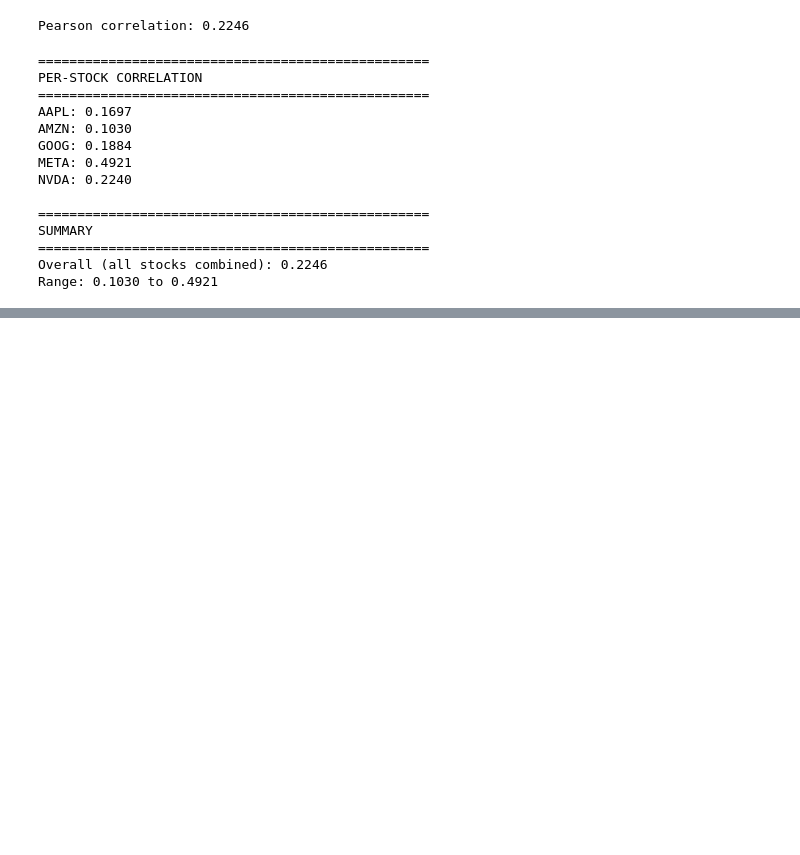
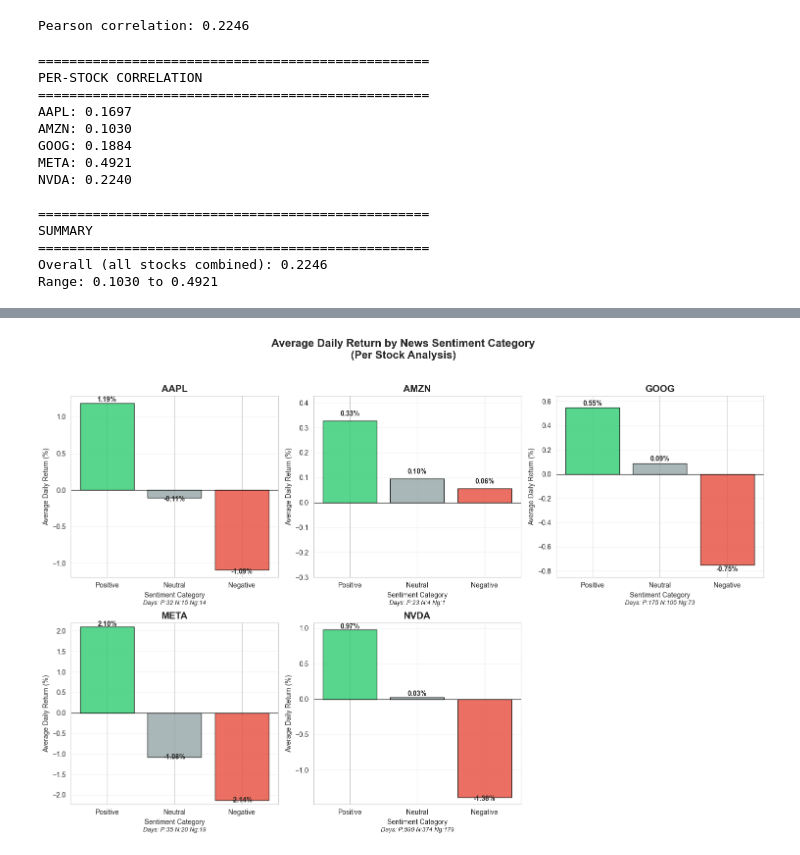
Before and after one commit to meronsisay/news-sentiment-analysis, a Jupyter notebook: notebooks/sentiment_correlation.ipynb, the cells around one changed output, grey strips where cells are left out. Drawn from its saved outputs; the diff is of its cells as text; code cells hidden in the pictures; blank space fills up the shorter version.

```diff
--- a/notebooks/sentiment_correlation.ipynb
+++ b/notebooks/sentiment_correlation.ipynb
@@ -283,0 +420,6 @@ Range: 0.1030 to 0.4921
+# %%
+# Calculate average return for each stock and category
+category_returns = analysis_data.groupby(['stock', 'category'])['return_pct'].mean().reset_index()
+
+print("\nAverage daily return by stock and sentiment category:")
+print(category_returns)
@@ -283,0 +444,60 @@ Range: 0.1030 to 0.4921
+# %%
+# Set up the figure (2 rows, 3 columns for 5 stocks)
+fig, axes = plt.subplots(2, 3, figsize=(15, 10))
+axes = axes.flatten()
+
+# Colors for each category
+bar_colors = {'Positive': '#2ecc71', 'Neutral': '#95a5a6', 'Negative': '#e74c3c'}
+
+for i, stock in enumerate(analysis_data['stock'].unique()):
+    # Get data for this stock
+    stock_data = category_returns[category_returns['stock'] == stock]
+
+    # Order: Positive, Neutral, Negative
+    order = ['Positive', 'Neutral', 'Negative']
+    stock_data = stock_data.set_index('category').reindex(order).reset_index()
+
+    # Create bars
+    bars = axes[i].bar(stock_data['category'], stock_data['return_pct'],
+                       color=[bar_colors[cat] for cat in stock_data['category']],
+                       edgecolor='black', alpha=0.8)
+
+    # Add value labels on top of bars
+    for bar, val in zip(bars, stock_data['return_pct']):
+        if not pd.isna(val):
+            # Position label above or below bar
+            y_pos = val + (0.02 if val >= 0 else -0.05)
+            ha = 'center'
+            axes[i].text(bar.get_x() + bar.get_width()/2, y_pos,
+                        f'{val:.2f}%', ha=ha, fontsize=10, fontweight='bold')
+
+    # Add horizontal line at y=0
+    axes[i].axhline(y=0, color='black', linestyle='-', linewidth=0.8)
+
+    # Add count of days in each category
+    counts = analysis_data[analysis_data['stock'] == stock]['category'].value_counts()
+    count_text = f"Days: P:{counts.get('Positive',0)} N:{counts.get('Neutral',0)} Ng:{counts.get('Negative',0)}"
+    axes[i].text(0.5, -0.15, count_text, transform=axes[i].transAxes,
+                ha='center', fontsize=9, style='italic')
+
+    # Labels and title
+    axes[i].set_title(f'{stock}', fontsize=14, fontweight='bold')
+    axes[i].set_ylabel('Average Daily Return (%)', fontsize=10)
+    axes[i].set_xlabel('Sentiment Category', fontsize=10)
+    axes[i].grid(True, alpha=0.3, axis='y')
+
+    # Set y-axis limits (adjust based on your data)
+    y_max = max(0.3, stock_data['return_pct'].max() + 0.1)
+    y_min = min(-0.3, stock_data['return_pct'].min() - 0.1)
+    axes[i].set_ylim(y_min, y_max)
+
+# Remove the 6th subplot if not needed
+if len(analysis_data['stock'].unique()) < 6:
+    axes[-1].set_visible(False)
+
+plt.suptitle('Average Daily Return by News Sentiment Category\n(Per Stock Analysis)',
+             fontsize=16, fontweight='bold', y=1.02)
+plt.tight_layout()
+plt.show()
+# %% [output]
+[figure, added]
```
Also changed, not shown: parts of 14 cells of this notebook.
